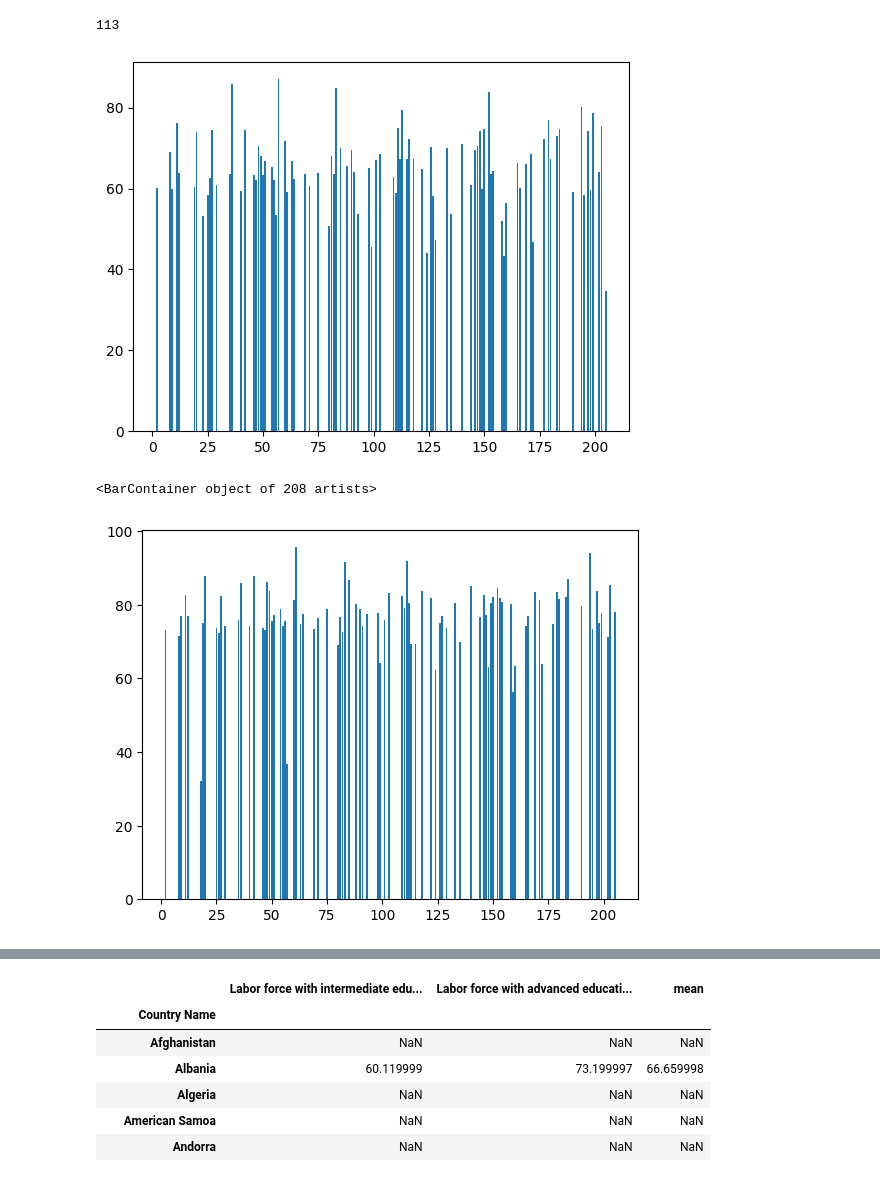
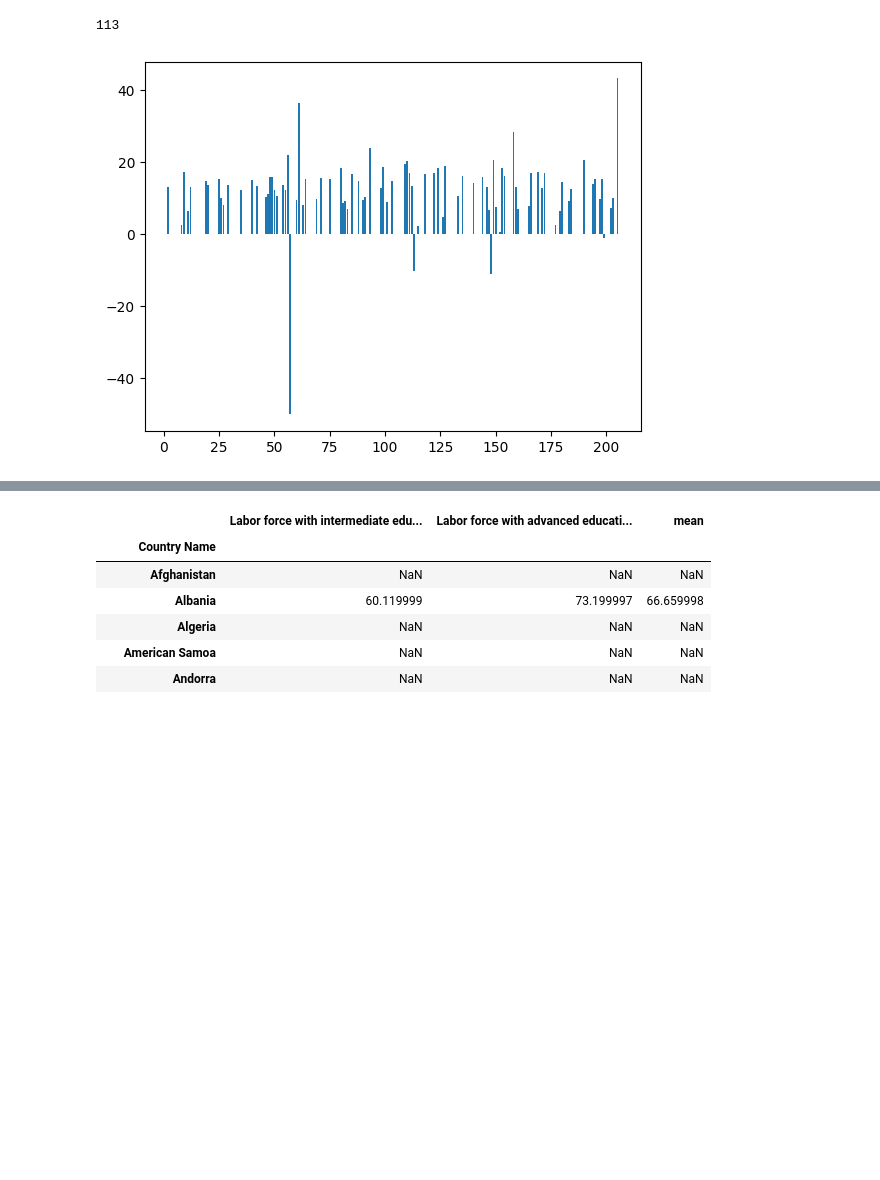
Before and after one commit to JulienfLeBoucher/OC_Edtech, a Jupyter notebook: LE-BOUCHER_Julien_1_notebook_122022.ipynb, the cells around one changed output, grey strips where cells are left out. Cells and saved outputs as stored; diff of their text form; code cells hidden in the pictures; blank space fills up the shorter version.

```diff
--- a/LE-BOUCHER_Julien_1_notebook_122022.ipynb
+++ b/LE-BOUCHER_Julien_1_notebook_122022.ipynb
@@ -1796,12 +1903,9 @@ ter.isnull().sum()
 113
 # %%
 # Where information is NaN for one indicator, it usually is
-# for the other. We could take the mean of the two, or select only one...
+# for the other.
 x=np.arange(1,len(sec)+1)
-plt.bar(x, height=sec)
+plt.bar(x, height=diff)
 plt.show()
-plt.bar(x, height=ter)
 # %% [output]
-[figure, old version]
+[figure, new version]
-<BarContainer object of 208 artists>
-[figure, removed]
```
Also changed, not shown: parts of 45 cells of this notebook, 2 other files.
